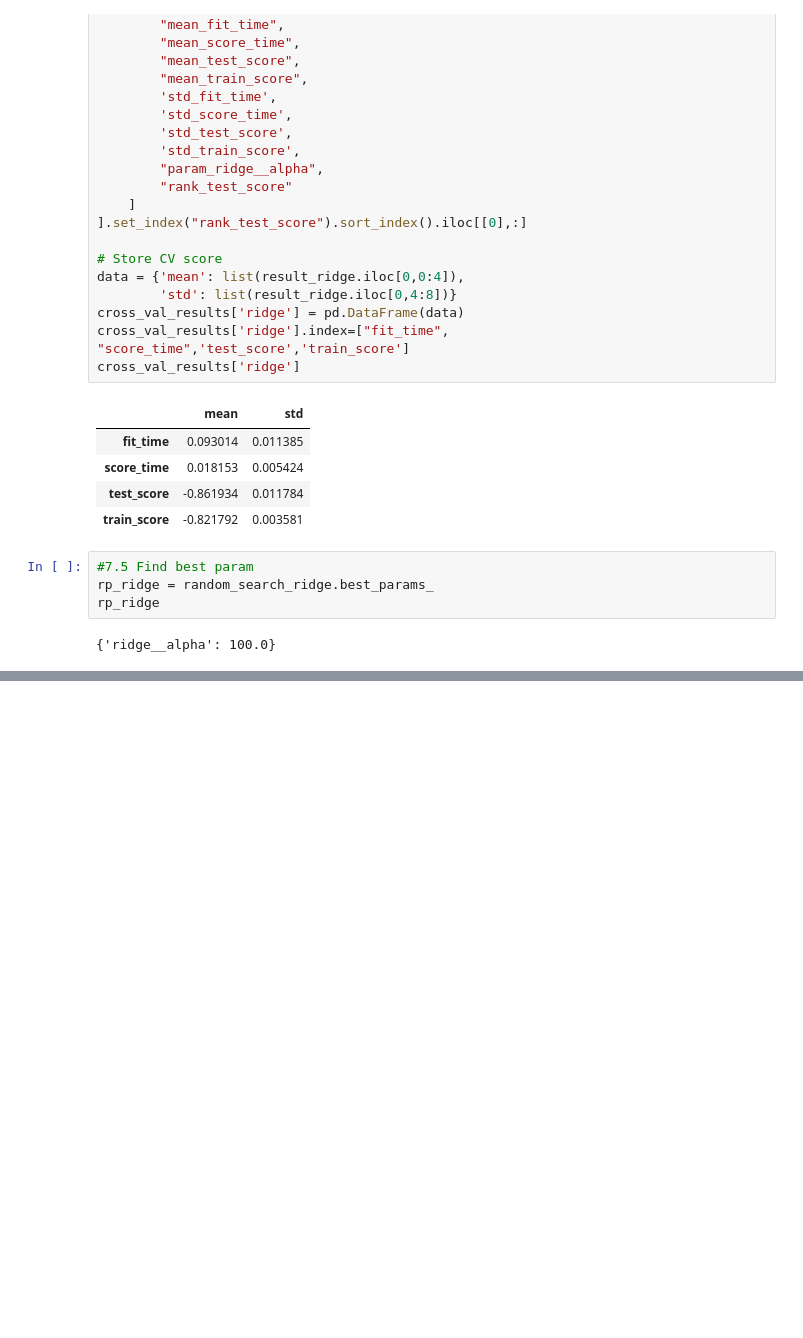
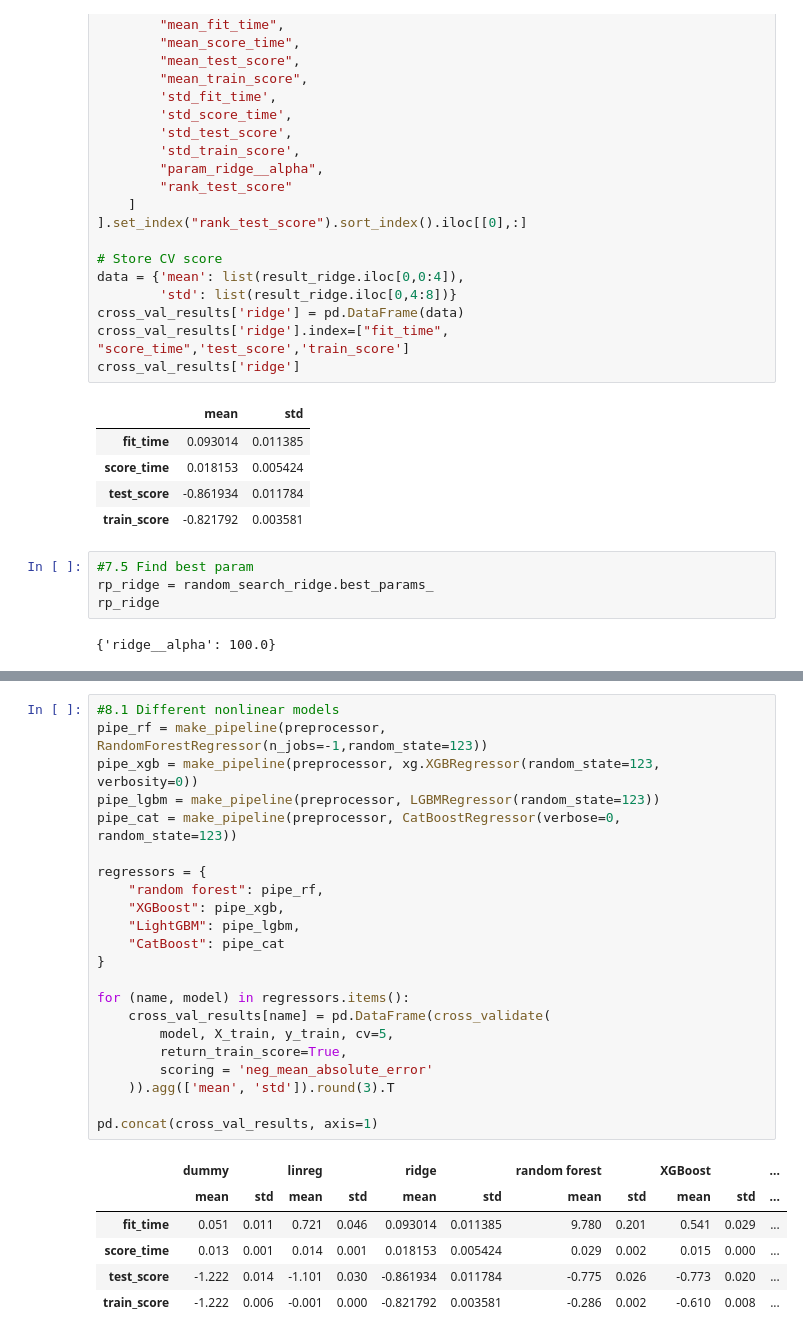
Before and after one commit to Suraporn/airBnB_data_analysis, a Jupyter notebook: airbnb.ipynb, the cells around one changed output, grey strips where cells are left out. Cells and saved outputs as stored; diff of their text form; blank space fills up the shorter version.

Commit message:
add tree-boosted models

```diff
--- a/airbnb.ipynb
+++ b/airbnb.ipynb
@@ -911,0 +931,29 @@ rp_ridge
+# %%
+#8.1 Different nonlinear models
+pipe_rf = make_pipeline(preprocessor, RandomForestRegressor(n_jobs=-1,random_state=123))
+pipe_xgb = make_pipeline(preprocessor, xg.XGBRegressor(random_state=123, verbosity=0))
+pipe_lgbm = make_pipeline(preprocessor, LGBMRegressor(random_state=123))
+pipe_cat = make_pipeline(preprocessor, CatBoostRegressor(verbose=0, random_state=123))
+
+regressors = {
+    "random forest": pipe_rf,
+    "XGBoost": pipe_xgb,
+    "LightGBM": pipe_lgbm,
+    "CatBoost": pipe_cat
+}
+
+for (name, model) in regressors.items():
+    cross_val_results[name] = pd.DataFrame(cross_validate(
+        model, X_train, y_train, cv=5,
+        return_train_score=True,
+        scoring = 'neg_mean_absolute_error'
+    )).agg(['mean', 'std']).round(3).T
+
+pd.concat(cross_val_results, axis=1)
+# %% [output]
+|  | dummy |  | linreg |  | ridge |  | random forest |  | XGBoost |  | ... |
+|  | mean | std | mean | std | mean | std | mean | std | mean | std | ... |
+| fit_time | 0.051 | 0.011 | 0.721 | 0.046 | 0.093014 | 0.011385 | 9.780 | 0.201 | 0.541 | 0.029 | ... |
+| score_time | 0.013 | 0.001 | 0.014 | 0.001 | 0.018153 | 0.005424 | 0.029 | 0.002 | 0.015 | 0.000 | ... |
+| test_score | -1.222 | 0.014 | -1.101 | 0.030 | -0.861934 | 0.011784 | -0.775 | 0.026 | -0.773 | 0.020 | ... |
+| train_score | -1.222 | 0.006 | -0.001 | 0.000 | -0.821792 | 0.003581 | -0.286 | 0.002 | -0.610 | 0.008 | ... |
```
Also changed, not shown: parts of 4 cells of this notebook, 4 other files.
